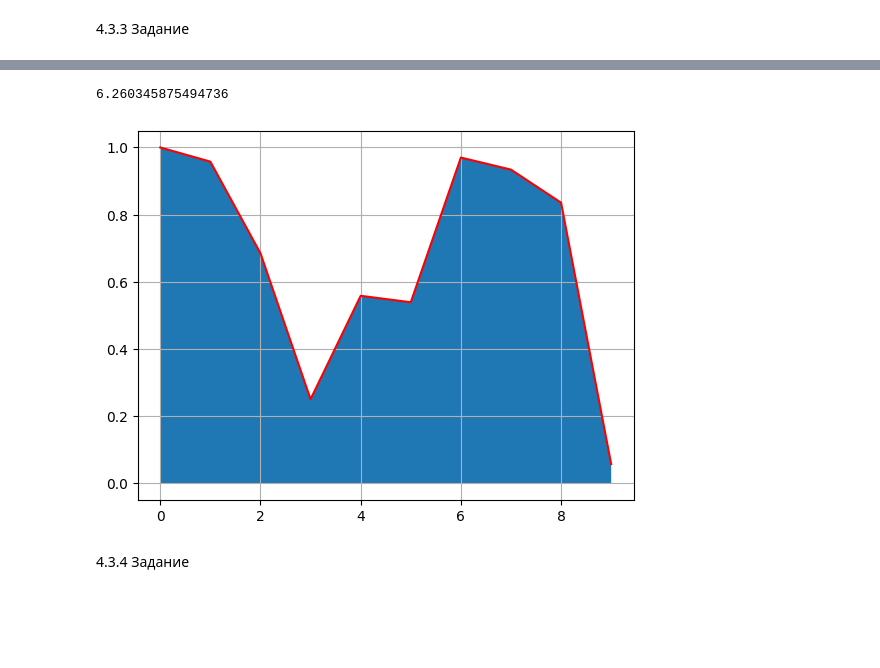
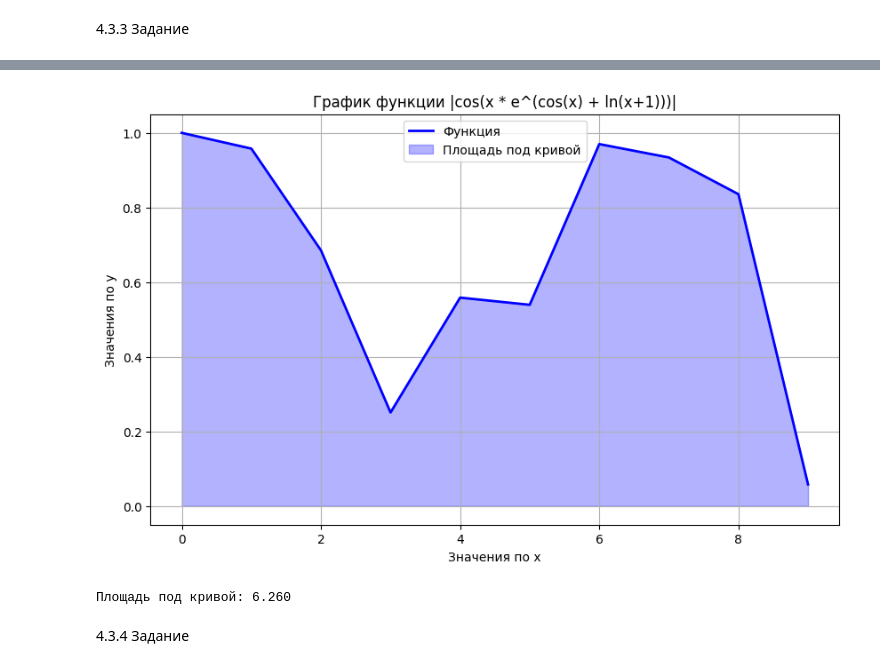
Before and after one commit to Rusick0/AI_Practice, a Jupyter notebook: AI1.ipynb, the cells around one changed output, grey strips where cells are left out. Drawn from its saved outputs; the diff is of its cells as text; code cells hidden in the pictures; blank space fills up the shorter version.

```diff
--- a/AI1.ipynb
+++ b/AI1.ipynb
@@ -339,18 +241,24 @@ plt.scatter(x,y)
 # %%
 import numpy as np
 import matplotlib.pyplot as plt
-from scipy.integrate import simps
-from numpy import trapz
 
-x = np.arange(0,10,1)
-y = np.abs(np.cos(x*np.e**(np.cos(x)+np.log(x+1))))
-plt.grid()
-plt.plot(x,y,c="r")
-plt.fill_between(x,y)
-area = trapz(y)
-print(area)
+x = np.arange(0, 10, 1)
+y = np.abs(np.cos(x * np.exp(np.cos(x) + np.log(x + 1))))
+
+plt.figure(figsize=(10, 6))
+plt.plot(x, y, 'b-', linewidth=2, label='Функция')
+plt.fill_between(x, y, alpha=0.3, color='blue', label='Площадь под кривой')
+plt.xlabel('Значения по x')
+plt.ylabel('Значения по y')
+plt.title('График функции |cos(x * e^(cos(x) + ln(x+1)))|')
+plt.legend()
+plt.grid(True)
+plt.show()
+
+area = np.trapezoid(y, x)
+print(f"Площадь под кривой: {area:.3f}")
 # %% [output]
+[figure, new version]
-6.260345875494736
+Площадь под кривой: 6.260
-[figure, old version]
 # %% [markdown]
 4.3.4 Задание
```
Also changed, not shown: parts of 56 cells of this notebook.
